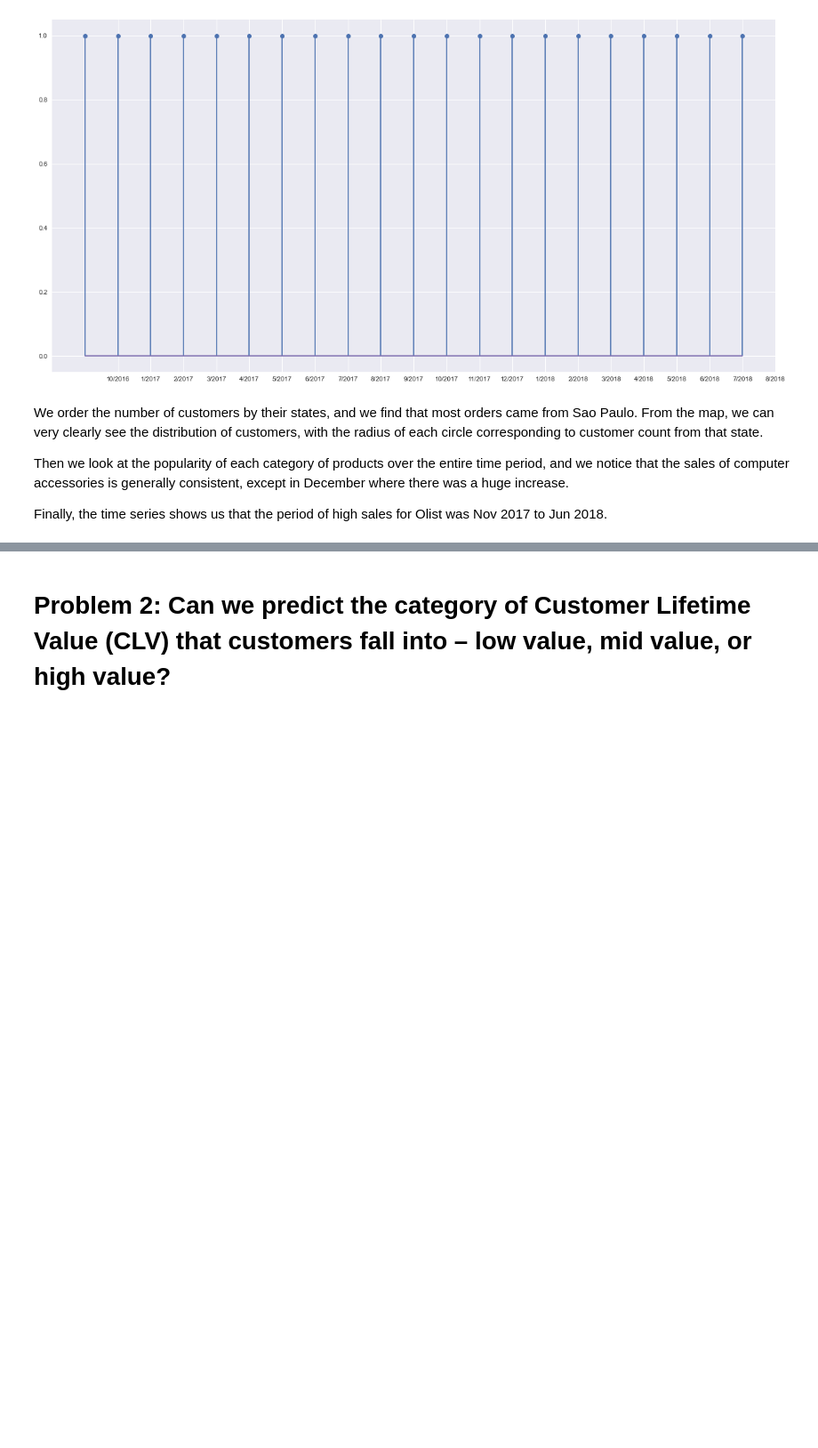
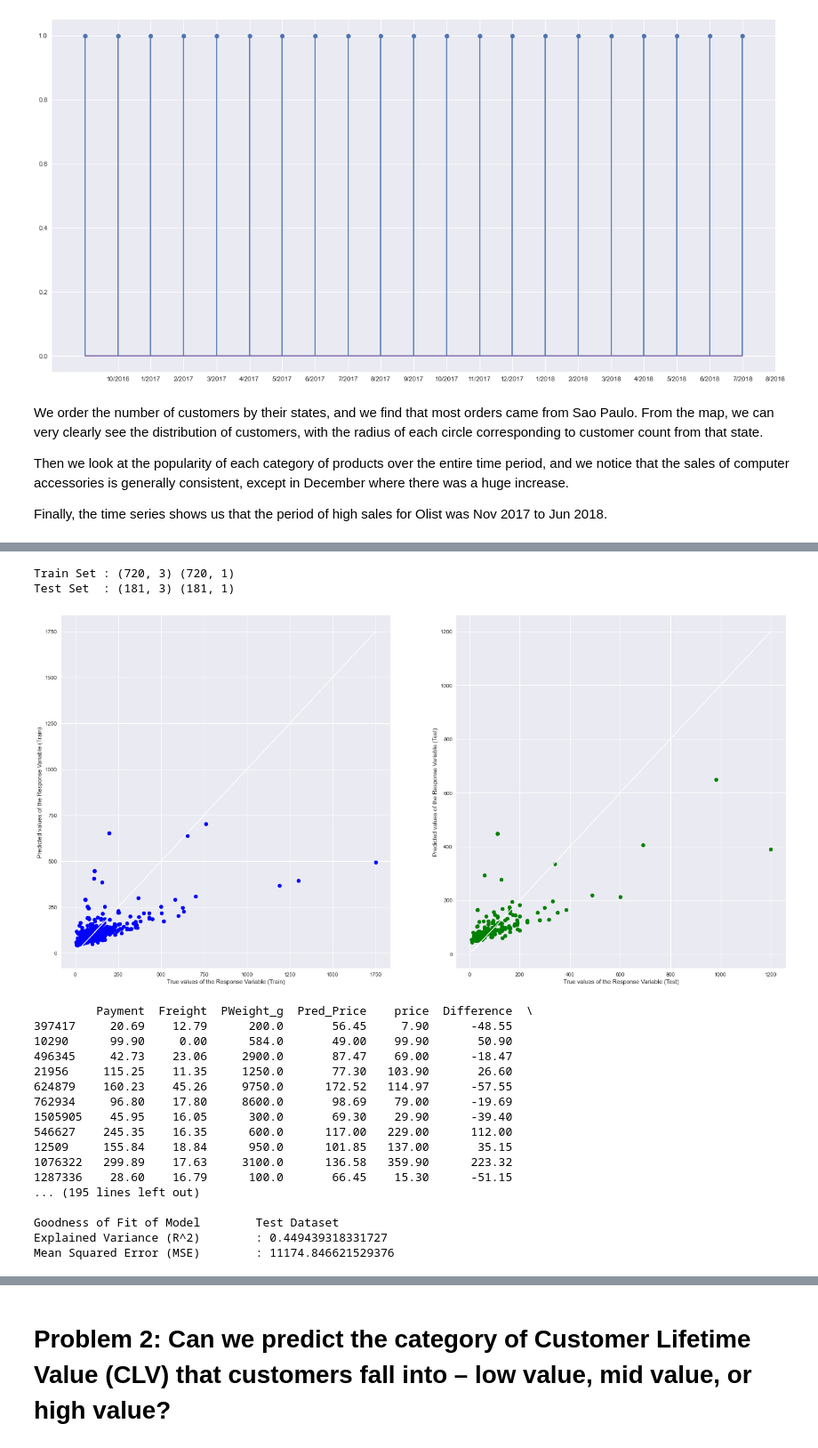
Before and after one commit to peilunnn/CZ1115-DS-Project, a Jupyter notebook: Olist_Master_Notebook.ipynb, the cells around one changed output, grey strips where cells are left out. Shown: that part at 89% size. Saved outputs shown, nothing was run; the diff lists cells and outputs as text; code cells hidden in the pictures; blank space fills up the shorter version.

```diff
--- a/Olist_Master_Notebook.ipynb
+++ b/Olist_Master_Notebook.ipynb
@@ -65,0 +156,23 @@ Finally, the time series shows us that the period of high sales for Olist was No
+# %%
+Predict_Price_Linreg()
+# %% [output]
+Train Set : (720, 3) (720, 1)
+Test Set  : (181, 3) (181, 1)
+[figure, added]
+         Payment  Freight  PWeight_g  Pred_Price    price  Difference  \
+397417     20.69    12.79      200.0       56.45     7.90      -48.55
+10290      99.90     0.00      584.0       49.00    99.90       50.90
+496345     42.73    23.06     2900.0       87.47    69.00      -18.47
+21956     115.25    11.35     1250.0       77.30   103.90       26.60
+624879    160.23    45.26     9750.0      172.52   114.97      -57.55
+762934     96.80    17.80     8600.0       98.69    79.00      -19.69
+1505905    45.95    16.05      300.0       69.30    29.90      -39.40
+546627    245.35    16.35      600.0      117.00   229.00      112.00
+12509     155.84    18.84      950.0      101.85   137.00       35.15
+1076322   299.89    17.63     3100.0      136.58   359.90      223.32
+1287336    28.60    16.79      100.0       66.45    15.30      -51.15
+... (195 lines left out)
+
+Goodness of Fit of Model        Test Dataset
+Explained Variance (R^2)        : 0.449439318331727
+Mean Squared Error (MSE)        : 11174.846621529376
```
Also changed, not shown: parts of 23 cells of this notebook.
